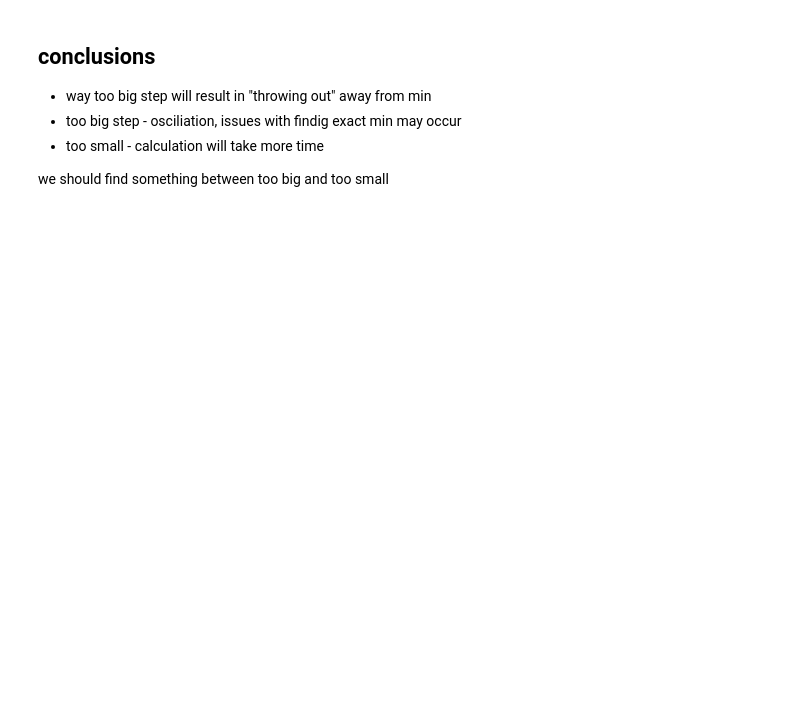
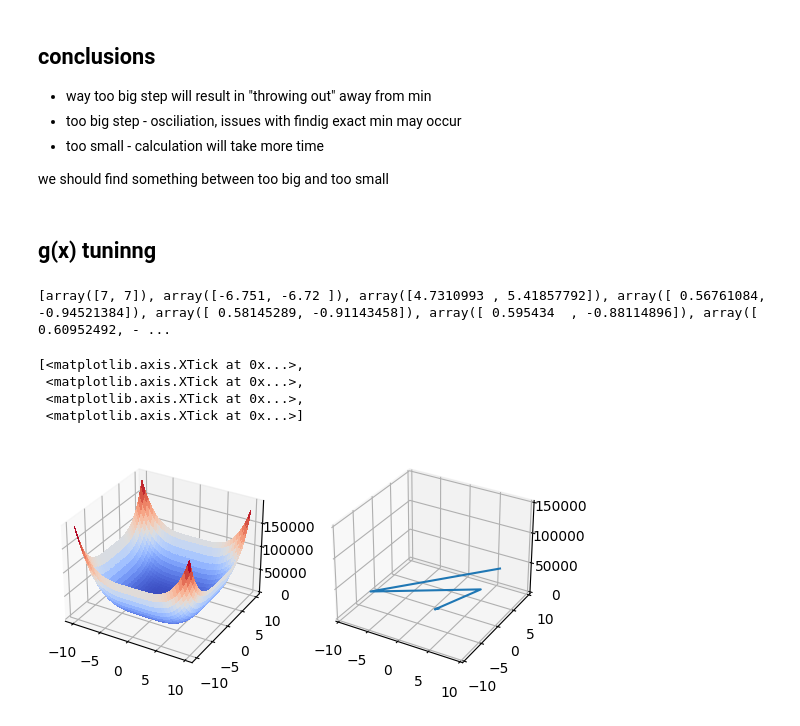
Before and after one commit to wz7475/gradient-descent, a Jupyter notebook: lab1.ipynb, the cells around one changed output. Drawn from its saved outputs; the diff is of its cells as text; code cells hidden in the pictures; blank space fills up the shorter version.

```diff
--- a/lab1.ipynb
+++ b/lab1.ipynb
@@ -212,3 +271,52 @@ wrapper_2d(f, -2, 0.5)
 - too small - calculation will take more time
 
 we should find something between too big and too small
+# %% [markdown]
+## g(x) tuninng
+# %%
+gradient_descent = GradientDescent(0.01)
+arguments = gradient_descent.find_minumum(g, 0.001, np.array([7,7]))
+values = [g(x) for x in arguments]
+print(arguments)
+# %% [output]
+[array([7, 7]), array([-6.751, -6.72 ]), array([4.7310993 , 5.41857792]), array([ 0.56761084, -0.94521384]), array([ 0.58145289, -0.91143458]), array([ 0.595434  , -0.88114896]), array([ 0.60952492, - ...
+# %%
+# g(x) plot
+
+# external window
+# %matplotlib qt
+
+
+fig = plt.figure()
+ax = fig.add_subplot(1,2,1, projection='3d', label="1")
+
+# Make data.
+X = np.arange(-10, 10, 0.25)
+Y = np.arange(-10, 10, 0.25)
+X, Y = np.meshgrid(X, Y)
+Z = g([X, Y])
+
+# Plot the surface.
+surf = ax.plot_surface(X, Y, Z, cmap=cm.coolwarm,
+                       linewidth=0, antialiased=False)
+
+
+X = [x[0] for x in arguments]
+Y = [x[1] for x in arguments]
+
+# X, Y = np.meshgrid(X, Y)
+
+Z = [g(x) for x in arguments]
+
+ax2 = fig.add_subplot(1,2,2,  projection='3d', label="2")
+ax2.plot(X, Y, Z)
+
+ax2.set_xticks([-10, -5, 0, 5, 10])
+ax2.set_yticks([-10, -5, 0, 5, 10])
+ax2.set_zticks([50000 * x for x in range(4)])
+# %% [output]
+[<matplotlib.axis.XTick at 0x...>,
+ <matplotlib.axis.XTick at 0x...>,
+ <matplotlib.axis.XTick at 0x...>,
+ <matplotlib.axis.XTick at 0x...>]
+[figure, added]
```
Also changed, not shown: parts of 4 cells of this notebook, 1 other file.
